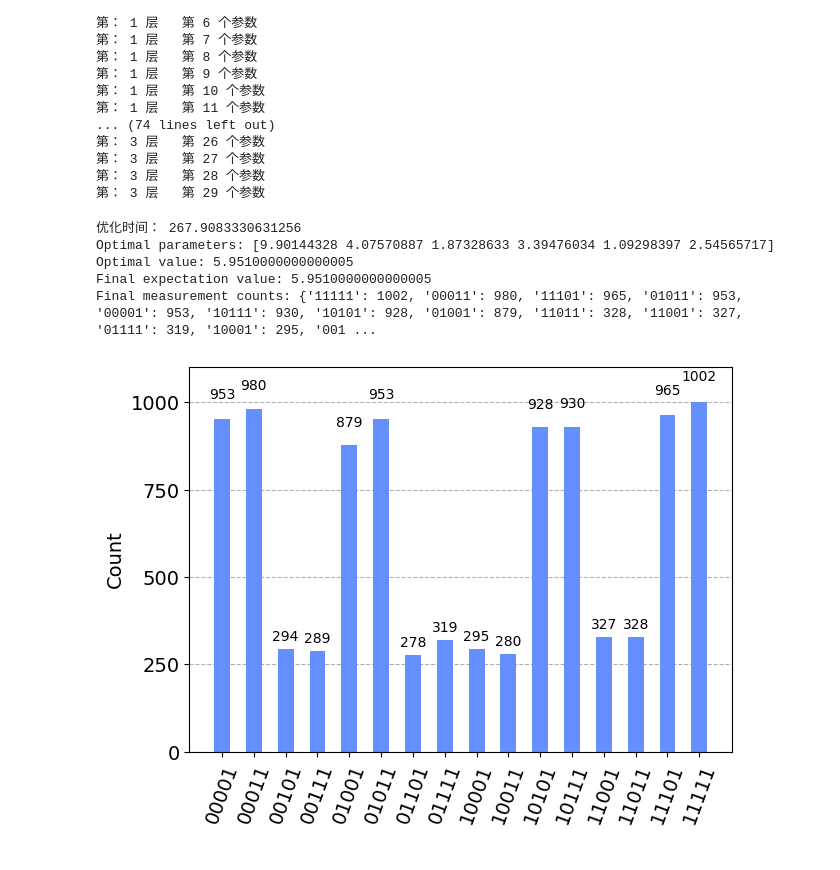
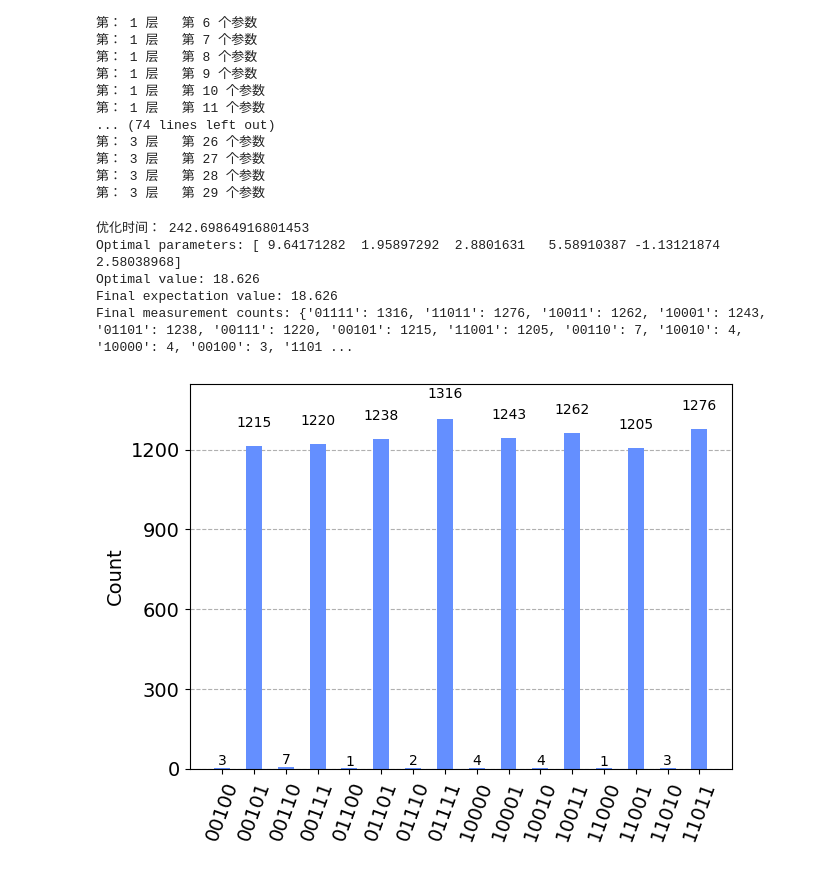
Before and after one commit to li-bit-spec/FOOSP, a Jupyter notebook: QAOA/binary/binary_exp.ipynb, the cells around one changed output. Drawn from its saved outputs; the diff is of its cells as text; code cells hidden in the pictures.

```diff
--- a/QAOA/binary/binary_exp.ipynb
+++ b/QAOA/binary/binary_exp.ipynb
@@ -147,7 +147,7 @@ from qiskit import Aer, transpile, assemble, QuantumCircuit, execute
 
 
 # 定义成本函数
-def cost_function(params, n, N, l, K1, P, p, bw):
+def cost_function(params, n, N, l, K1, P, p, bw, b):
     beta, gamma = params[:len(params)//2], params[len(params)//2:]
     num_qubits = n * N + l
     qc = QuantumCircuit(num_qubits, num_qubits)
@@ -194,7 +194,8 @@ def cost_function(params, n, N, l, K1, P, p, bw):
             constant3 = 0
             for h in range(l):
                 constant3 += 2 ** h * z_h[h]
-            E3 += P * (constant1 - constant3)
+            constant = max(0, constant1 - constant3)
+            E3 += P * (constant)**2
 
         # alpha_s = np.max([0, np.sum(x_ij * p) - np.sum([2 ** h * z for h, z in enumerate(z_h)])])
 
@@ -207,9 +208,9 @@ def cost_function(params, n, N, l, K1, P, p, bw):
 from qiskit_algorithms.optimizers import COBYLA
 
 # 优化 QAOA 参数
-def optimize_qaoa(n, N, l, K1, P, p, params, bw):
+def optimize_qaoa(n, N, l, K1, P, p, params, bw, b):
     def objective(params):
-        expectation, _ = cost_function(params, n, N, l, K1, P, p, bw)
+        expectation, _ = cost_function(params, n, N, l, K1, P, p, bw, b)
 
         return expectation
 
@@ -244,13 +245,13 @@ for p1 in range(1, 4):
         init_point_temp = np.insert(init_point_temp, 2 * p1 - 1, gamma_p)
         # 创建参数向量
         # print("init_point_temp"+ init_point_temp)
-        result = optimize_qaoa(n, N, l, K1, P, p, init_point_temp, bw)
+        result = optimize_qaoa(n, N, l, K1, P, p, init_point_temp, bw, b)
 
         # print(result.x)
         optimal_params = result.x
 
         # 计算最终的能量
-        energy, counts_temp = cost_function(result.x, n, N, l, K1, P, p, bw)
+        energy, counts_temp = cost_function(result.x, n, N, l, K1, P, p, bw, b)
         # 寻找这20对点中最优的参数
         if min_energy > energy:
             min_energy = energy
@@ -279,21 +280,21 @@ endTime = time.time()
 # %%
 from qiskit.visualization import plot_histogram
 
 # 输出结果
 print("优化时间：", endTime - startTime)
 print("Optimal parameters:", final_result.x)
 print("Optimal value:", final_result.fun)
 # 使用最优参数运行量子电路并输出测量结果
-final_expectation, final_counts = cost_function(final_result.x, n, N, l, K1, P, p, bw)
+final_expectation, final_counts = cost_function(final_result.x, n, N, l, K1, P, p, bw, b)
 # sorted_dict = dict(sorted(final_counts.items(), key=lambda item: item[1], reverse=True))
 sorted_dict = {item[0][::-1]: item[1] for item in sorted(final_counts.items(), key=lambda item: item[1], reverse=True)}
 print("Final expectation value:", final_expectation)
 print("Final measurement counts:", sorted_dict)
 plot_histogram(sorted_dict)
 # %% [output]
-优化时间： 267.9083330631256
-Optimal parameters: [9.90144328 4.07570887 1.87328633 3.39476034 1.09298397 2.54565717]
-Optimal value: 5.9510000000000005
-Final expectation value: 5.9510000000000005
-Final measurement counts: {'11111': 1002, '00011': 980, '11101': 965, '01011': 953, '00001': 953, '10111': 930, '10101': 928, '01001': 879, '11011': 328, '11001': 327, '01111': 319, '10001': 295, '001 ...
+优化时间： 242.69864916801453
+Optimal parameters: [ 9.64171282  1.95897292  2.8801631   5.58910387 -1.13121874  2.58038968]
+Optimal value: 18.626
+Final expectation value: 18.626
+Final measurement counts: {'01111': 1316, '11011': 1276, '10011': 1262, '10001': 1243, '01101': 1238, '00111': 1220, '00101': 1215, '11001': 1205, '00110': 7, '10010': 4, '10000': 4, '00100': 3, '1101 ...
-[figure, old version]
+[figure, new version]
```
Also changed, not shown: parts of 1 cell of this notebook, 1 other file.
